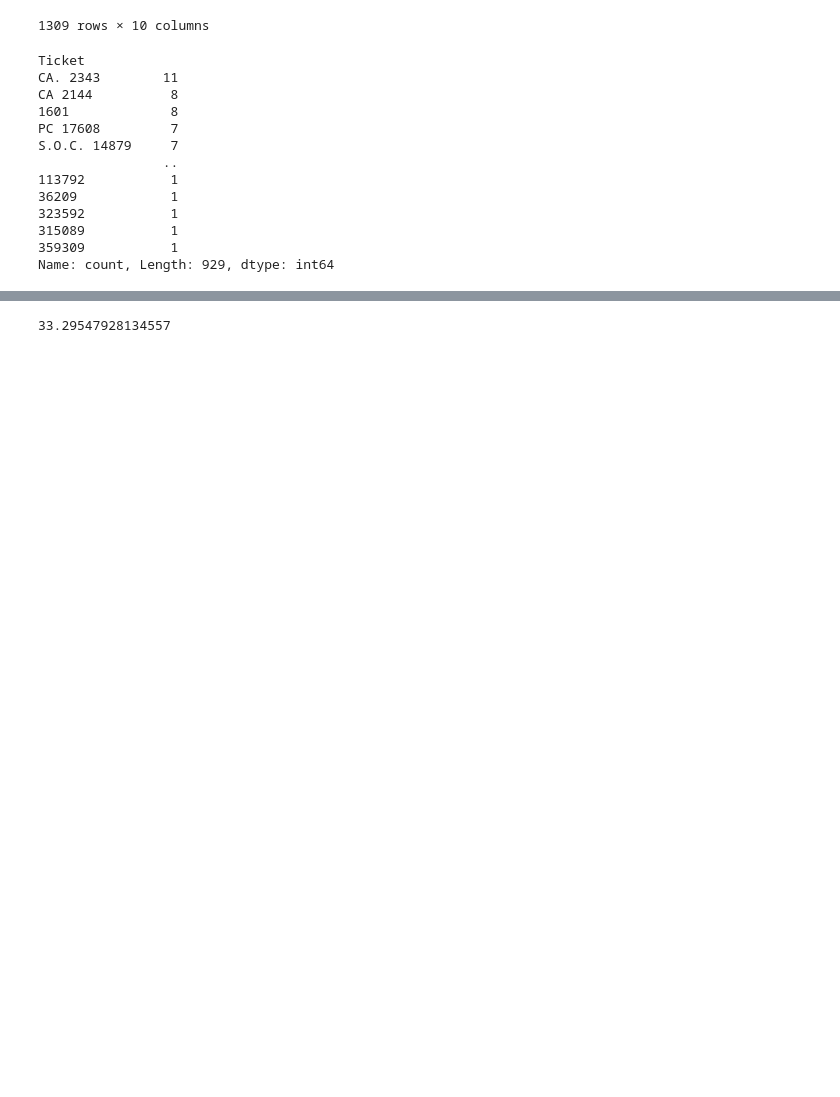
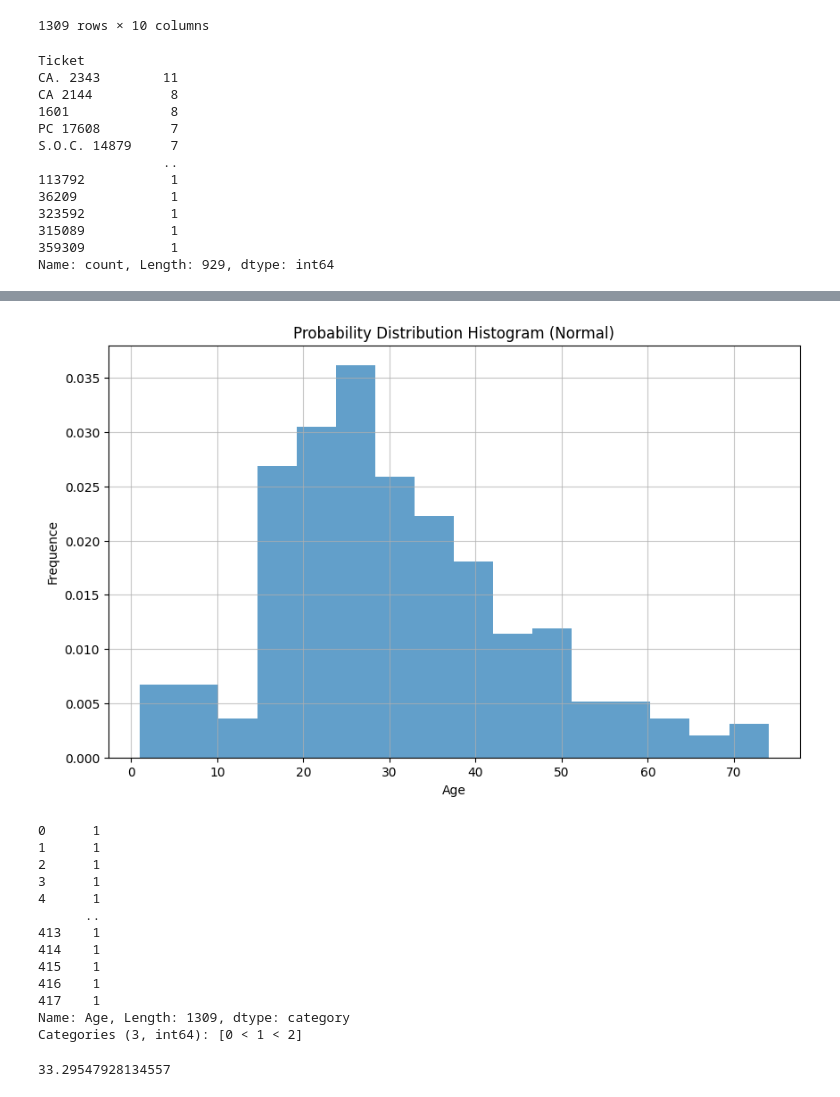
Before and after one commit to Jaachimsthal/kaggle, a Jupyter notebook: titanic/titanic-feature-engineering.ipynb, the cells around one changed output, grey strips where cells are left out. Cells and saved outputs as stored; diff of their text form; code cells hidden in the pictures; blank space fills up the shorter version.

```diff
--- a/titanic/titanic-feature-engineering.ipynb
+++ b/titanic/titanic-feature-engineering.ipynb
@@ -79,6 +80,7 @@ Name: count, Length: 929, dtype: int64
 #   1.直接删除处理，若当前列对目标影响较小时；
 #   2.如果特征对目标存在较大影响不可删除时，则考虑创建新的类别，使用特定值来填充空值（如：Unknow或Missing）
 #   3.当前数据集中，Cabin与Name存在关系，同一个家庭的会购买相同的位置
+all_features['Cabin'] = all_features['Cabin'].fillna('Missing')
 all_features['Cabin'].value_counts()
 # %% [output]
 Cabin
@@ -97,5 +99,32 @@ Name: count, Length: 186, dtype: int64
 # %%
 # 年龄列：年龄特征通常进行分箱操作，一般在当前场景下获救会以年轻和较老的进行有限救援，因此考虑分箱为儿童、青壮年、老年进行分箱
+survived_age = train_csv['Age'][train_csv['Survived'] == 0] # 提取获救-年龄分布图
+plt.figure(figsize=(10, 6))
+plt.hist(survived_age, bins='auto', density=True, alpha=0.7)
+plt.xlabel("Age")
+plt.ylabel("Frequence")
+plt.title("Probability Distribution Histogram (Normal)")
+plt.grid(visible=True, alpha=0.7)
+plt.show()
+all_features['Age'] = all_features['Age'].fillna(all_features['Age'].mean()) # 使用均值填充
+all_features['Age'] = pd.cut(all_features['Age'], bins=[0, 18, 50, 100], labels=["未成年", "青壮年", "老年"]) # 根据分布对年龄分箱
+all_features['Age'] = (all_features['Age'].map({"未成年": 0, "青壮年": 1, "老年": 2})).astype(int)
+all_features['Age']
+# %% [output]
+[figure, added]
+0      1
+1      1
+2      1
+3      1
+4      1
+      ..
+413    1
+414    1
+415    1
+416    1
+417    1
+Name: Age, Length: 1309, dtype: category
+Categories (3, int64): [0 < 1 < 2]
 # %%
 # Fare表示旅客票价：票价的高、中、低可能影响目标，可考虑对票价进行分箱或是进行标准化（Kaggle中使用区间对Fare进行分箱操作）
 all_features['Fare'].value_counts()
```
Also changed, not shown: parts of 2 cells of this notebook, 2 other files.
